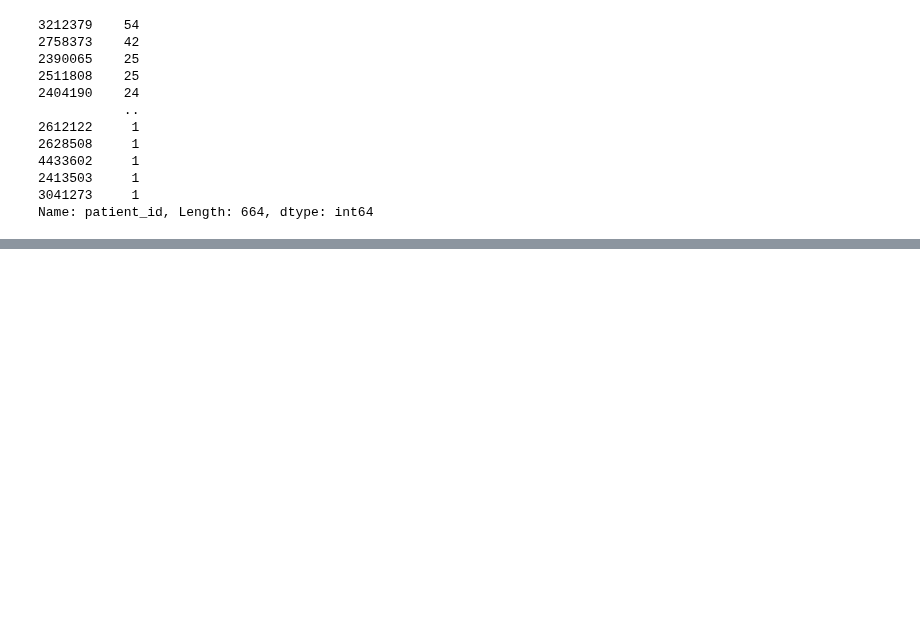
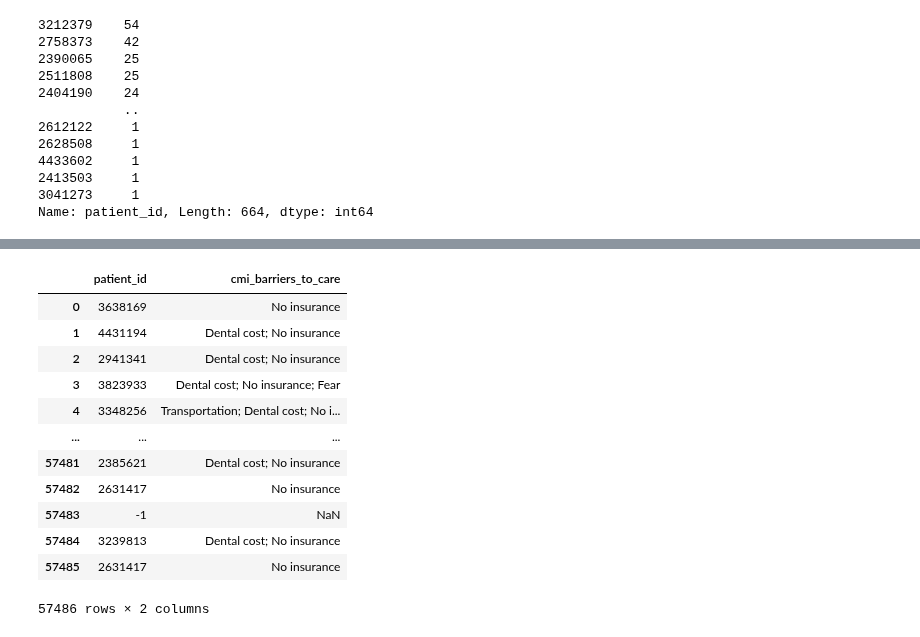
Before and after one commit to Jmiah789/smile-on-get_tootha_choppa, a Jupyter notebook: notebooks/eor_analysis.ipynb, the cells around one changed output, grey strips where cells are left out. Saved outputs shown, nothing was run; the diff lists cells and outputs as text; code cells hidden in the pictures; blank space fills up the shorter version.

```diff
--- a/notebooks/eor_analysis.ipynb
+++ b/notebooks/eor_analysis.ipynb
@@ -69,8 +69,9 @@ Availability - no car/access to transportation          1275
 Cost                                                     817
 Name: cmi_transport_barriers, dtype: int64
 # %%
-smile_on["cmi_transport_barriers"] = smile_on["cmi_transport_barriers"].replace({"Availability - no car/access to transportation": "Availability",
-                                                       "Cost; Availability - no car/access to transportation": "Both"},)
+smile_on["cmi_transport_barriers"] = smile_on["cmi_transport_barriers"].replace({
+    "Availability - no car/access to transportation": "Availability",
+    "Cost; Availability - no car/access to transportation": "Both"})
 # %%
 smile_on["cmi_transport_barriers"].value_counts()
 # %% [output]
@@ -216,0 +172,16 @@ smile_on['cmi_barriers_to_care'].str.split(';', expand=True)
+# %%
+smile_on_barriers
+# %% [output]
+|  | patient_id | cmi_barriers_to_care |
+| 0 | 3638169 | No insurance |
+| 1 | 4431194 | Dental cost; No insurance |
+| 2 | 2941341 | Dental cost; No insurance |
+| 3 | 3823933 | Dental cost; No insurance; Fear |
+| 4 | 3348256 | Transportation; Dental cost; No i... |
+| ... | ... | ... |
+| 57481 | 2385621 | Dental cost; No insurance |
+| 57482 | 2631417 | No insurance |
+| 57483 | -1 | NaN |
+| 57484 | 3239813 | Dental cost; No insurance |
+| 57485 | 2631417 | No insurance |
+57486 rows × 2 columns
```
Also changed, not shown: parts of 14 cells of this notebook, 1 other file.
